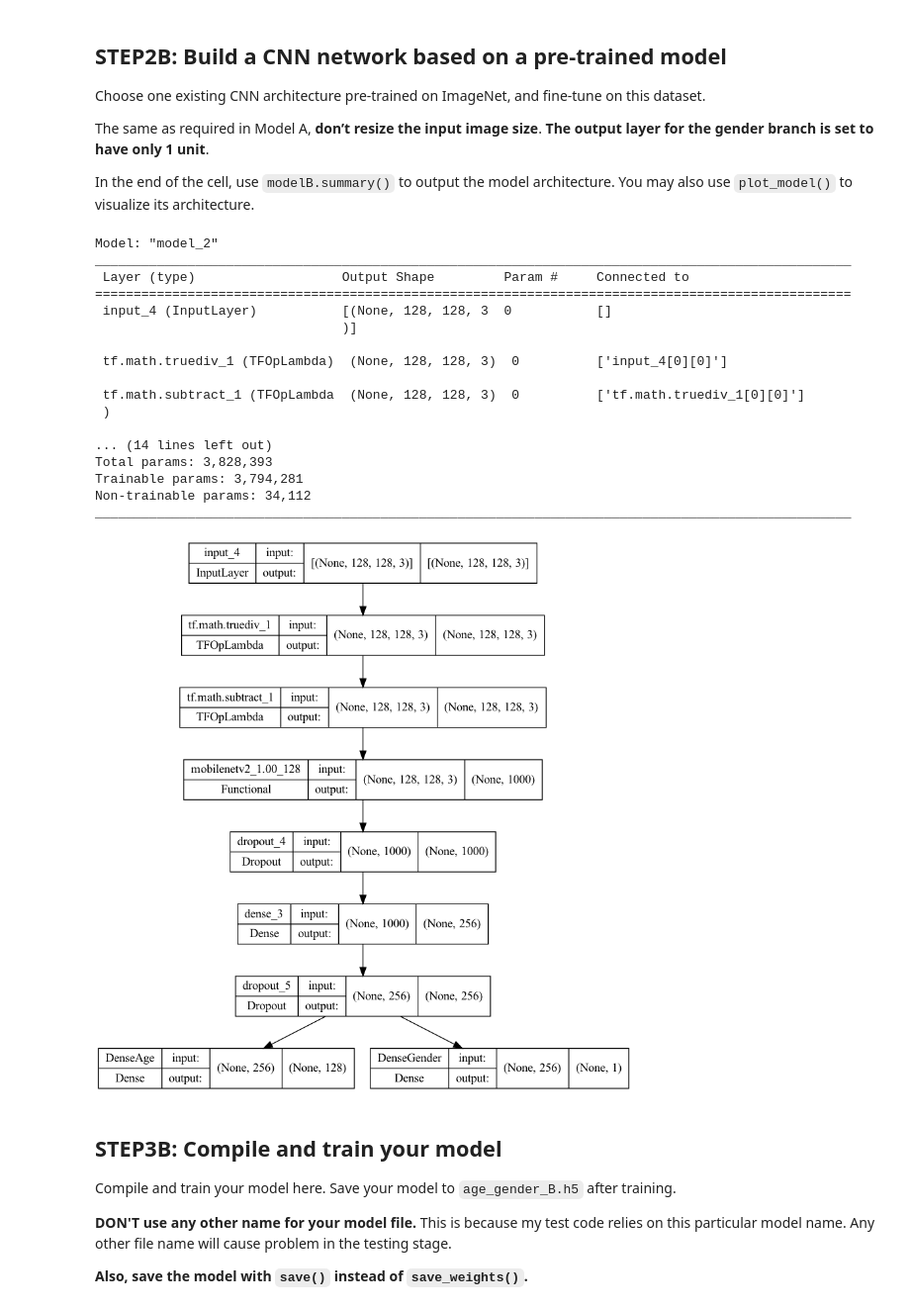
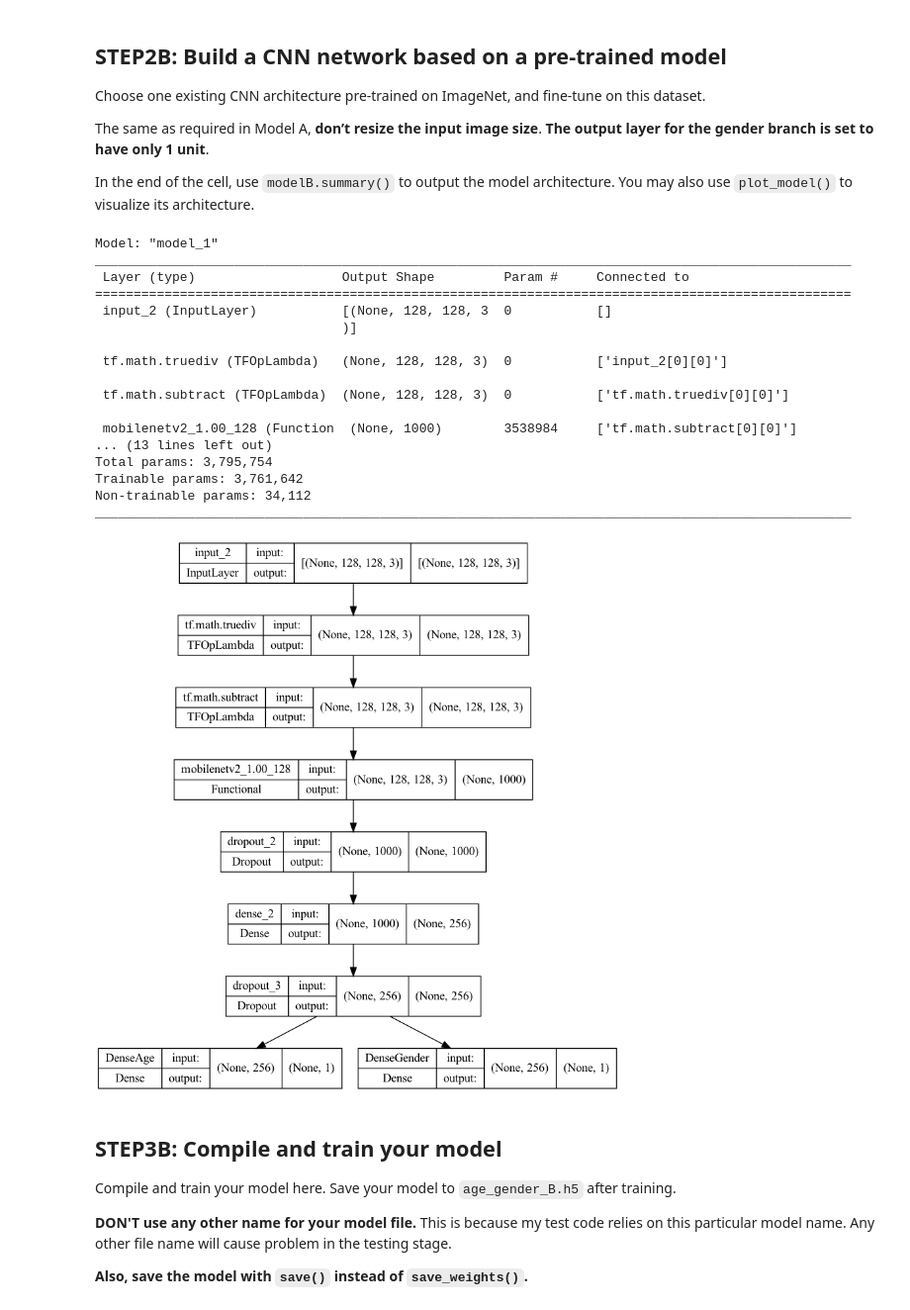
Before and after one commit to abdelha5/Age-Gender-classification, a Jupyter notebook: age_gender_group_k.ipynb, the cells around one changed output. Shown at 99% size. Cells and saved outputs as stored; diff of their text form; code cells hidden in the pictures.

Commit message:
Corrected dense layer params

```diff
--- a/age_gender_group_k.ipynb
+++ b/age_gender_group_k.ipynb
@@ -399,43 +398,43 @@ x = pretrained_model(x, training=True)
 x = tf.keras.layers.Dropout(rate=0.2)(x)
 x = tf.keras.layers.Dense(256,
                           activation="relu",
                           kernel_regularizer=tf.keras.regularizers.l2(0.0001))(x)
 x = tf.keras.layers.Dropout(rate=0.5)(x)
 
-out_age = layers.Dense(128,
+out_age = layers.Dense(1,
                        activation="relu",
                        kernel_regularizer=tf.keras.regularizers.l2(0.0001),
                        name="DenseAge")(x)
 
 out_gender = layers.Dense(1,
                           activation="sigmoid",
                           kernel_regularizer=tf.keras.regularizers.l2(0.0001),
                           name="DenseGender")(x)
 
 modelB = keras.models.Model(inputs=input_layer, outputs=[out_age, out_gender])
 
 modelB.summary()
 from tensorflow.keras.utils import plot_model
 plot_model(modelB, show_shapes=True)
 # %% [output]
-Model: "model_2"
+Model: "model_1"
 __________________________________________________________________________________________________
  Layer (type)                   Output Shape         Param #     Connected to
 ==================================================================================================
- input_4 (InputLayer)           [(None, 128, 128, 3  0           []
+ input_2 (InputLayer)           [(None, 128, 128, 3  0           []
                                 )]
 
- tf.math.truediv_1 (TFOpLambda)  (None, 128, 128, 3)  0          ['input_4[0][0]']
+ tf.math.truediv (TFOpLambda)   (None, 128, 128, 3)  0           ['input_2[0][0]']
 
- tf.math.subtract_1 (TFOpLambda  (None, 128, 128, 3)  0          ['tf.math.truediv_1[0][0]']
- )
+ tf.math.subtract (TFOpLambda)  (None, 128, 128, 3)  0           ['tf.math.truediv[0][0]']
 
-... (14 lines left out)
-Total params: 3,828,393
-Trainable params: 3,794,281
+ mobilenetv2_1.00_128 (Function  (None, 1000)        3538984     ['tf.math.subtract[0][0]']
+... (13 lines left out)
+Total params: 3,795,754
+Trainable params: 3,761,642
 Non-trainable params: 34,112
 __________________________________________________________________________________________________
-[figure, old version]
+[figure, new version]
 # %% [markdown]
 ## STEP3B: Compile and train your model
 Compile and train your model here.
```
Also changed, not shown: parts of 7 cells of this notebook.
